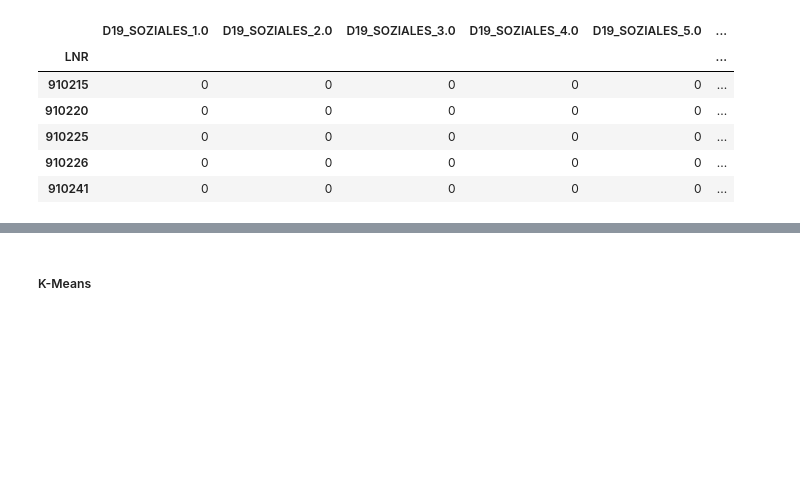
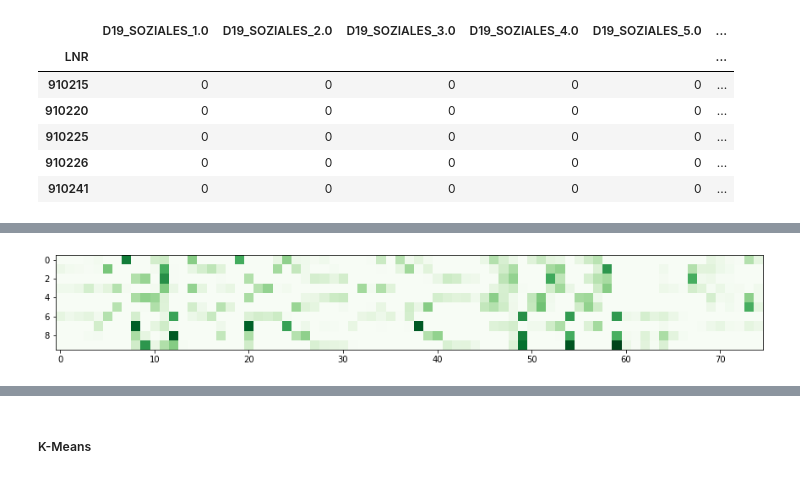
Before and after one commit to olalakul/udacity-MLengineer-capstone, a Jupyter notebook: Arvato Project Workbook.ipynb, the cells around one changed output, grey strips where cells are left out. Cells and saved outputs as stored; diff of their text form; code cells hidden in the pictures; blank space fills up the shorter version.

```diff
--- a/Arvato Project Workbook.ipynb
+++ b/Arvato Project Workbook.ipynb
@@ -446,0 +480,8 @@ customers_ohe.head()
+# %%
+#Variational parameters for topic word distribution.
+# Since the complete conditional for topic word distribution is a Dirichlet, components_[i, j]
+# can be viewed as pseudocount that represents the number of times word j was assigned to topic i.
+# It can also be viewed as distribution over the words for each topic after normalization:
+#model.components_ / model.components_.sum(axis=1)[:, np.newaxis].
+lda_components = pd.DataFrame(lda.components_, columns=azdias_ohe.columns)
+lda_components
@@ -446,0 +500,3 @@ customers_ohe.head()
+# %%
+lda_components_norm = lda_components.div(lda_components.sum(axis=1), axis=0)
+lda_components_norm.round(4)
@@ -446,0 +515,7 @@ customers_ohe.head()
+# %%
+fig, ax = plt.subplots(figsize=(15,4))
+ax.imshow(lda_components_norm, cmap='Greens')
+display(fig)
+plt.close(fig)
+# %% [output]
+[figure, added]
```
Also changed, not shown: parts of 25 cells of this notebook.
